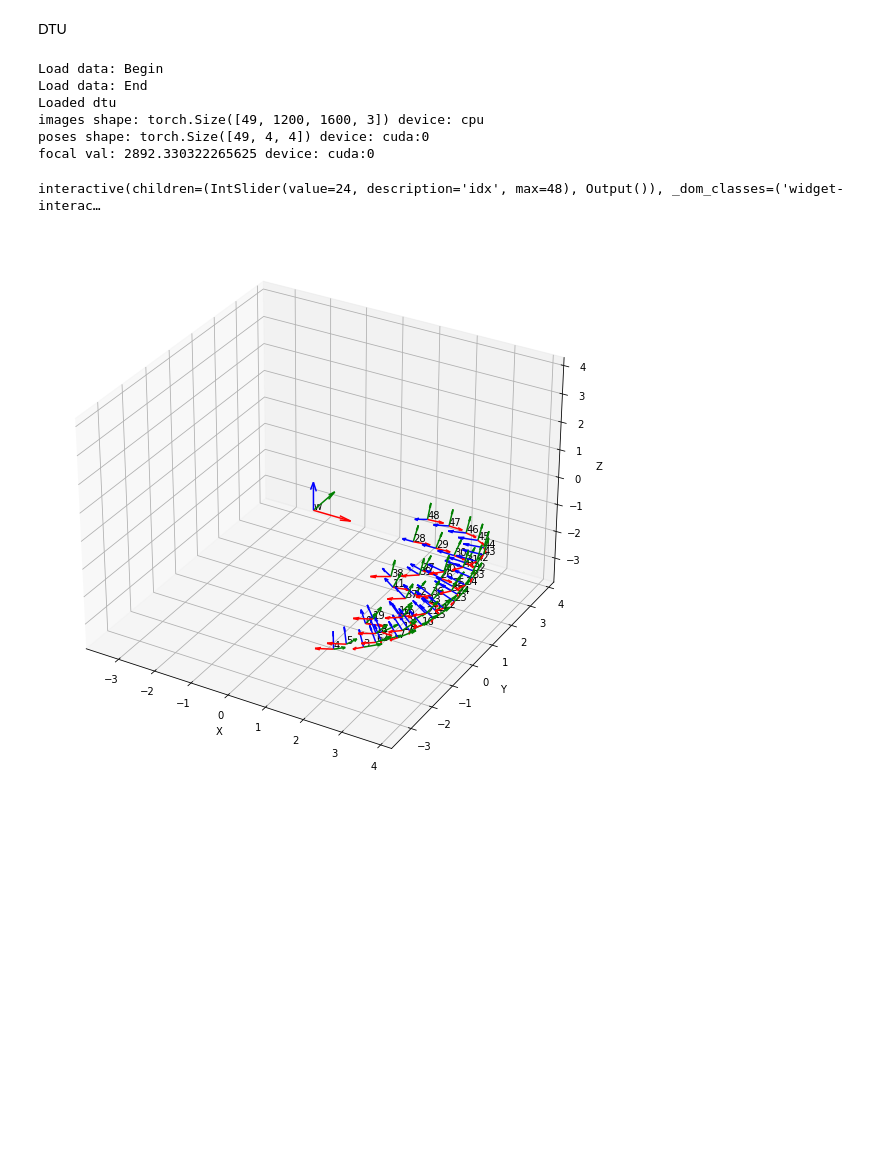
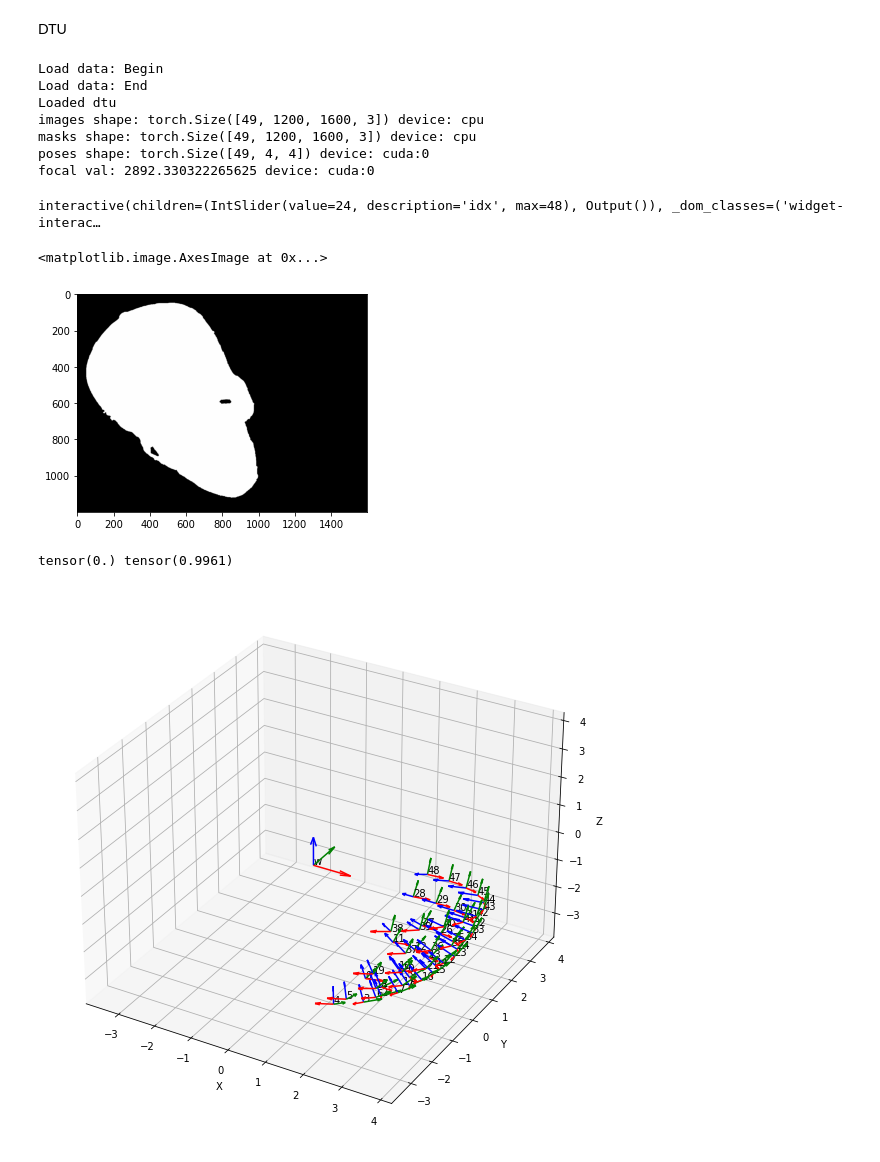
Before and after one commit to SteEsp/NeuS, a Jupyter notebook: test_load_datasets.ipynb, the cells around one changed output. Drawn from its saved outputs; the diff is of its cells as text; code cells hidden in the pictures; blank space fills up the shorter version.

```diff
--- a/test_load_datasets.ipynb
+++ b/test_load_datasets.ipynb
@@ -53,10 +53,12 @@ args = parser.parse_args(["--dataset_type", "dtu", "--case", "dtu_scan65"])
 runner = Runner(args.conf, args.dataset_type, args.mode, args.case, args.is_continue)
 
 images = runner.dataset.images
+masks = runner.dataset.masks
 poses = runner.dataset.pose_all
 
 print('Loaded dtu')
 print("images shape:", images.shape, "device:", images.device)
+print("masks shape:", masks.shape, "device:", masks.device)
 print("poses shape:", poses.shape, "device:", poses.device)
 print("focal val:", runner.dataset.focal.item(), "device:", runner.dataset.focal.device)
 
@@ -66,6 +68,7 @@ Load data: Begin
 Load data: End
 Loaded dtu
 images shape: torch.Size([49, 1200, 1600, 3]) device: cpu
+masks shape: torch.Size([49, 1200, 1600, 3]) device: cpu
 poses shape: torch.Size([49, 4, 4]) device: cuda:0
 focal val: 2892.330322265625 device: cuda:0
 # %%
@@ -78,5 +80,14 @@ def show_img(idx):
 # %% [output]
 interactive(children=(IntSlider(value=24, description='idx', max=48), Output()), _dom_classes=('widget-interac…
+# %%
+plt.imshow(masks[0])
+# %% [output]
+<matplotlib.image.AxesImage at 0x...>
+[figure, added]
+# %%
+print(torch.min(masks[0]), torch.max(masks[0]))
+# %% [output]
+tensor(0.) tensor(0.9961)
 # %%
 plot_cameras(poses, scale=0.5)
 # %% [output]
```
Also changed, not shown: parts of 6 cells of this notebook, 2 other files.
